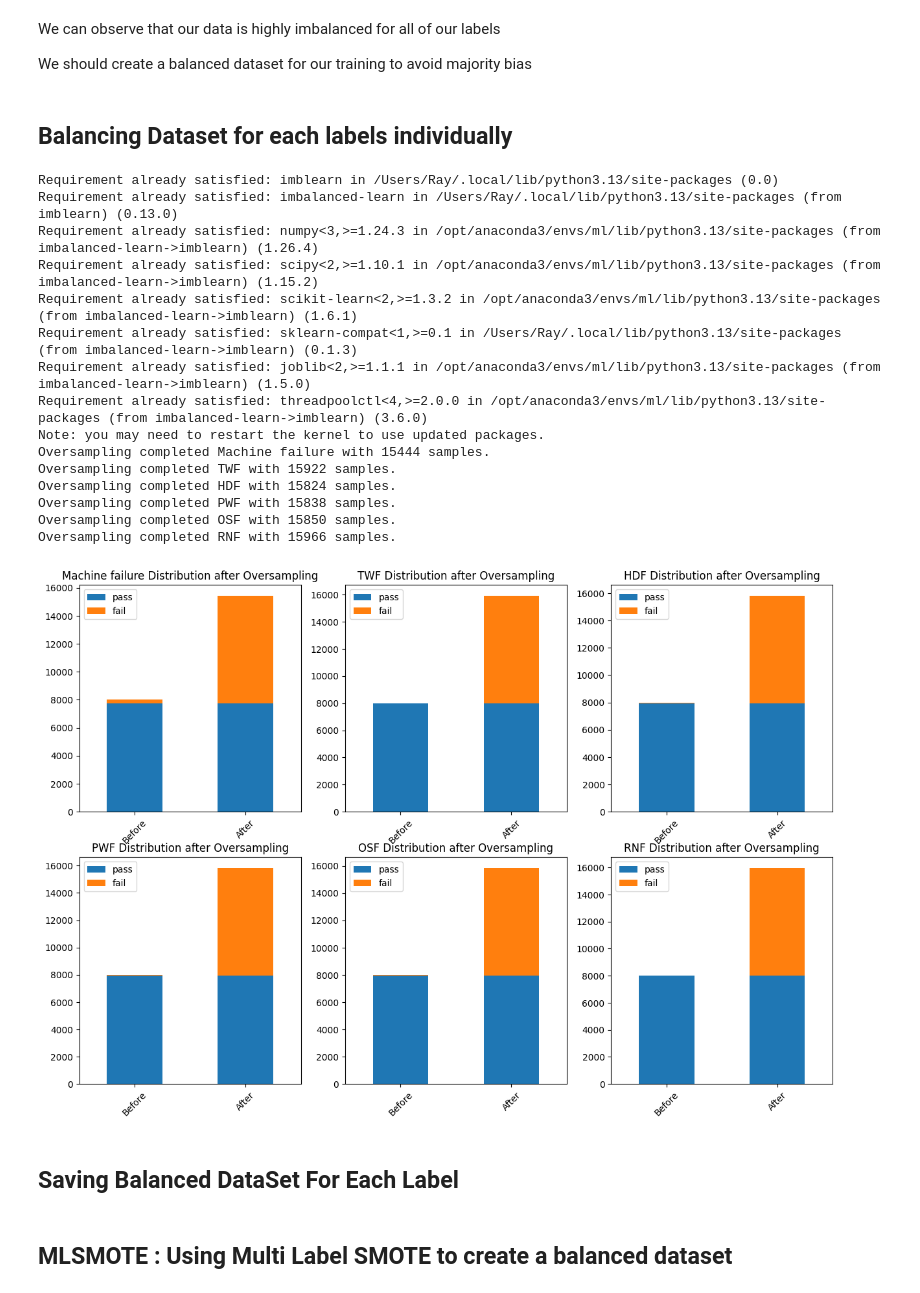
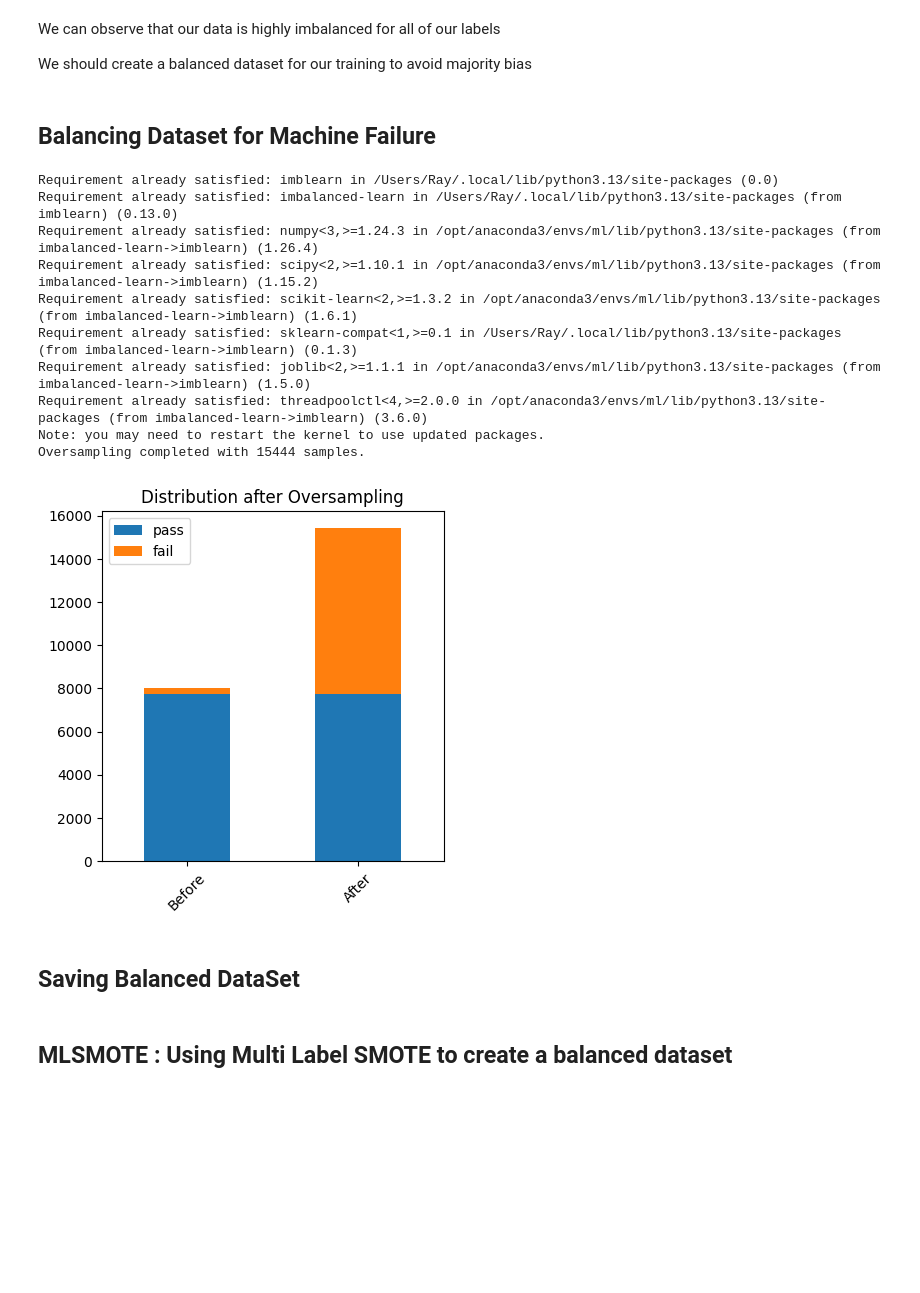
Before and after one commit to raymondsamalo/ITI113-Machine-Learning-Operations-Project, a Jupyter notebook: AI4I-2020/1.1_Preprocessing.ipynb, the cells around one changed output. Saved outputs shown, nothing was run; the diff lists cells and outputs as text; code cells hidden in the pictures; blank space fills up the shorter version.

```diff
--- a/AI4I-2020/1.1_Preprocessing.ipynb
+++ b/AI4I-2020/1.1_Preprocessing.ipynb
@@ -102,6 +102,6 @@ df.drop(exclude, axis=1).describe().T
 # %%
 df['Type'] = df['Type'].astype('category')
 type_mapping = {'L': 0, 'M': 1, 'H': 2}
-df['Type'] = df['Type'].map(type_mapping)
+df['Type'] = df['Type'].map(type_mapping).astype('int')
 print(" Type  Unique Values after encoding: ", df['Type'].unique())
 # %% [output]
@@ -263,20 +262,15 @@ We can observe that our data is highly imbalanced for all of our labels
 
 We should create a balanced dataset for our training to avoid majority bias
 # %% [markdown]
-## Balancing Dataset for each labels individually
+## Balancing Dataset for Machine Failure
 # %%
 %pip install imblearn
 # Check if the imbalanced-learn package is installed
 from imblearn.over_sampling import SMOTE
-X_oversample_train_dict = {}
-y_oversample_train_dict = {}
-for index, label in enumerate(labels):
-    oversample = SMOTE(random_state=42)
-    y_train_label = y_train[label]
-    X_oversample_train, y_oversample_train = oversample.fit_resample(X_train, y_train_label)
-    X_oversample_train_dict[label] = X_oversample_train
-    y_oversample_train_dict[label] = y_oversample_train
-    print(f"Oversampling completed {label} with {len(y_oversample_train)} samples.")
+oversample = SMOTE(random_state=42)
+y_omf = y_train["Machine failure"]
+X_oversample_train, y_oversample_train = oversample.fit_resample(X_train, y_omf)
+print(f"Oversampling completed with {len(y_oversample_train)} samples.")
 # %% [output]
 Requirement already satisfied: imblearn in /Users/Ray/.local/lib/python3.13/site-packages (0.0)
 Requirement already satisfied: imbalanced-learn in /Users/Ray/.local/lib/python3.13/site-packages (from imblearn) (0.13.0)
@@ -287,27 +281,21 @@ Requirement already satisfied: sklearn-compat<1,>=0.1 in /Users/Ray/.local/lib/p
 Requirement already satisfied: joblib<2,>=1.1.1 in /opt/anaconda3/envs/ml/lib/python3.13/site-packages (from imbalanced-learn->imblearn) (1.5.0)
 Requirement already satisfied: threadpoolctl<4,>=2.0.0 in /opt/anaconda3/envs/ml/lib/python3.13/site-packages (from imbalanced-learn->imblearn) (3.6.0)
 Note: you may need to restart the kernel to use updated packages.
-Oversampling completed Machine failure with 15444 samples.
-Oversampling completed TWF with 15922 samples.
-Oversampling completed HDF with 15824 samples.
-Oversampling completed PWF with 15838 samples.
-Oversampling completed OSF with 15850 samples.
-Oversampling completed RNF with 15966 samples.
+Oversampling completed with 15444 samples.
 # %%
 
 plt.figure(figsize=(15, 10))
-for index, label in enumerate(labels):
-    before_count = y_train[label].value_counts()
-    after_count = y_oversample_train_dict[label].value_counts()
-    temp = pd.DataFrame({'pass': [before_count[0], after_count[0]],
-                         'fail': [before_count[1], after_count[1]], },
-                        index=['Before', 'After'])
-    temp.plot(kind='bar', stacked=True, ax=plt.subplot(2, 3, index + 1))
-    plt.xticks(rotation=45)
-    plt.title(f"{label} Distribution after Oversampling")
+before_count = y_omf.value_counts()
+after_count = y_oversample_train.value_counts()
+temp = pd.DataFrame({'pass': [before_count[0], after_count[0]],
+                        'fail': [before_count[1], after_count[1]], },
+                    index=['Before', 'After'])
+temp.plot(kind='bar', stacked=True, ax=plt.subplot(2, 3, index + 1))
+plt.xticks(rotation=45)
+plt.title("Distribution after Oversampling")
 plt.show()
 # %% [output]
-[figure, old version]
+[figure, new version]
 # %% [markdown]
-## Saving Balanced DataSet For Each Label
+## Saving Balanced DataSet
 # %%
```
Also changed, not shown: parts of 5 cells of this notebook, 17 other files.
